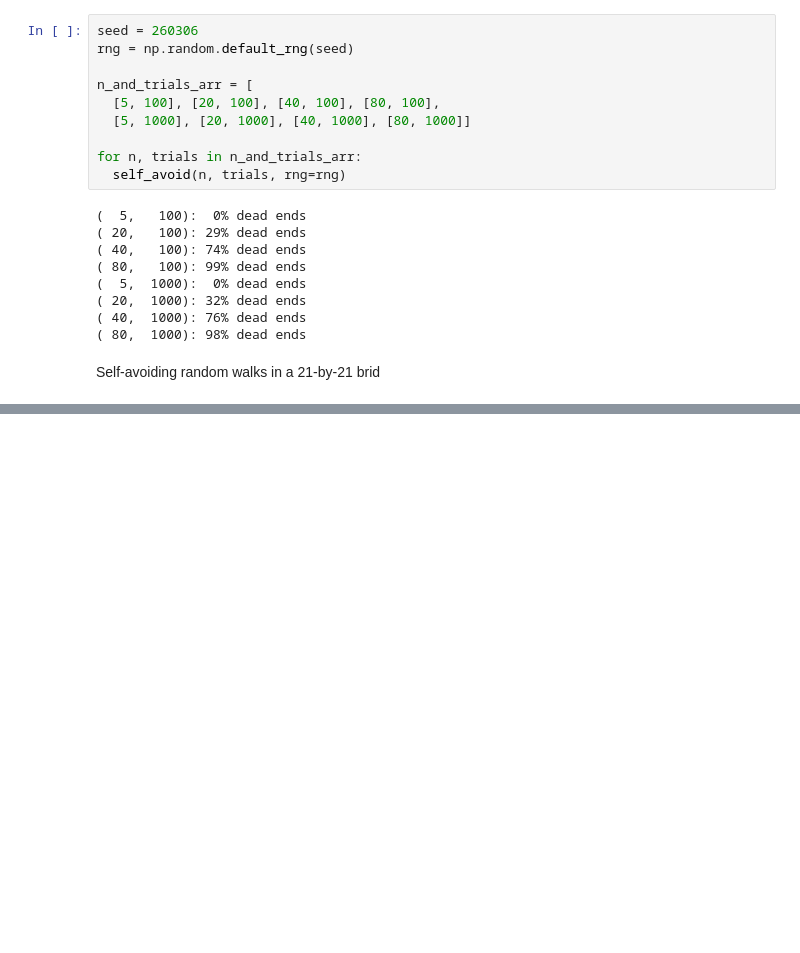
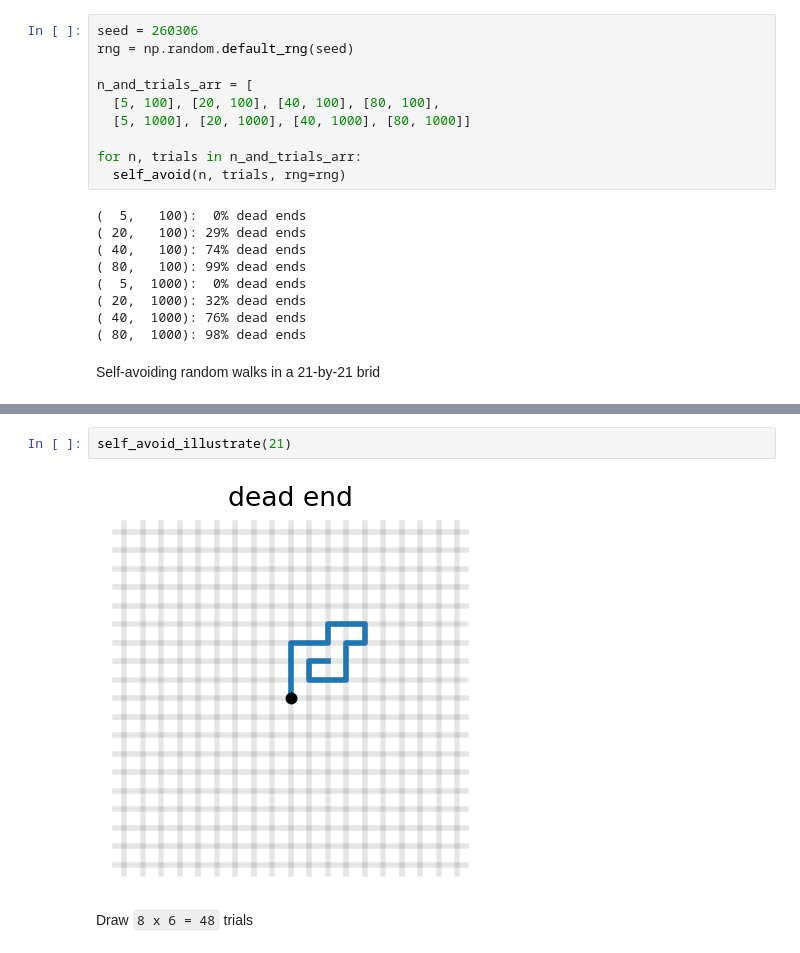
Before and after one commit to LugoBlogger/SI-251-4007-data-structures, a Jupyter notebook: in-class/week-02-arrays/python/self-avoiding-random-walks.ipynb, the cells around one changed output, grey strips where cells are left out. Drawn from its saved outputs; the diff is of its cells as text; blank space fills up the shorter version.

```diff
--- a/in-class/week-02-arrays/python/self-avoiding-random-walks.ipynb
+++ b/in-class/week-02-arrays/python/self-avoiding-random-walks.ipynb
@@ -56 +114,7 @@ def self_avoid_illustrate():
   return
+# %%
+self_avoid_illustrate(21)
+# %% [output]
+[figure, added]
+# %% [markdown]
+Draw `8 x 6 = 48` trials
```
Also changed, not shown: parts of 3 cells of this notebook, 4 other files.
